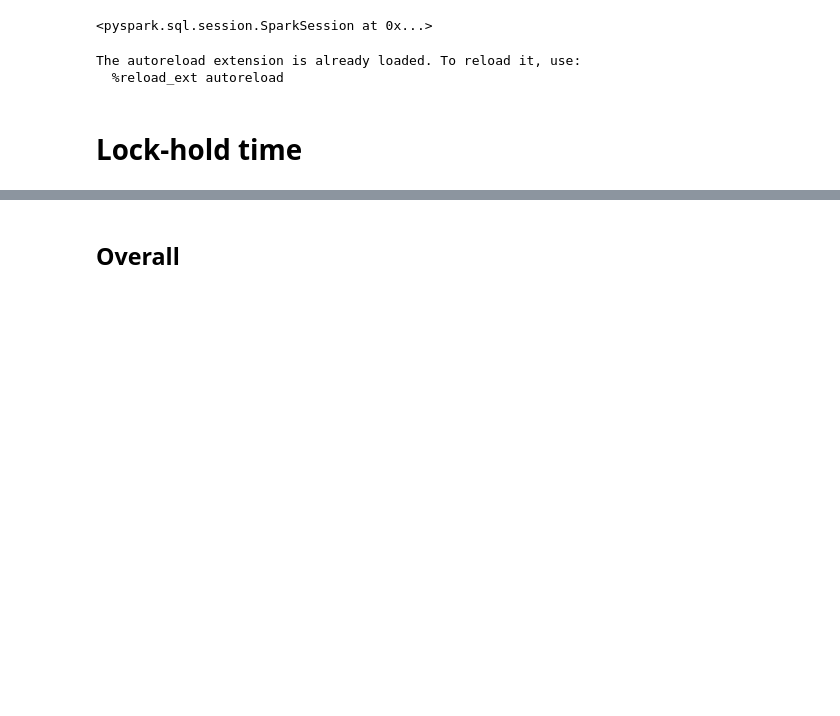
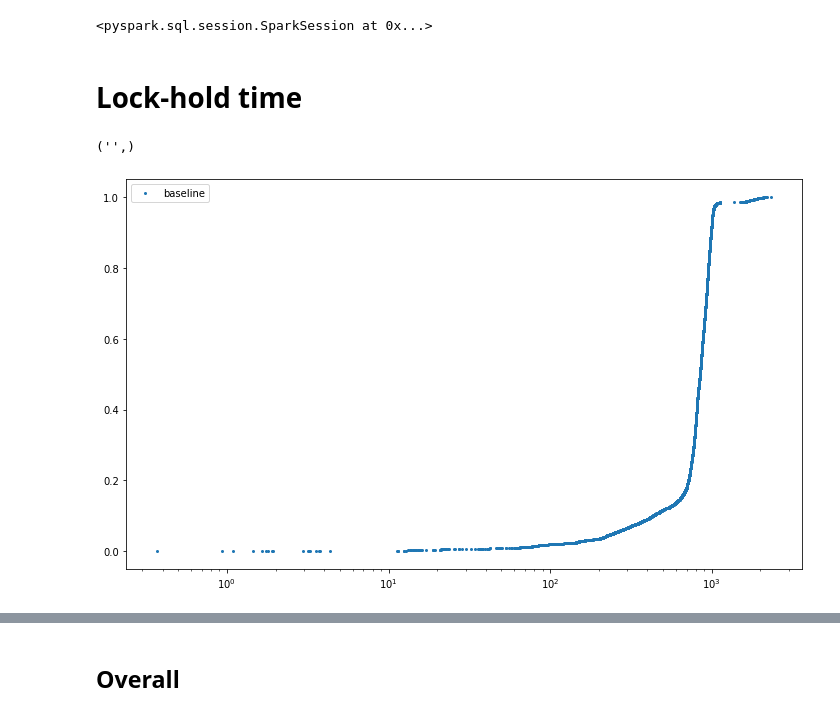
Before and after one commit to umd-dslam/DetockAnalysis, a Jupyter notebook: LatencyBreakdown.ipynb, the cells around one changed output, grey strips where cells are left out. Drawn from its saved outputs; the diff is of its cells as text; code cells hidden in the pictures; blank space fills up the shorter version.

```diff
--- a/LatencyBreakdown.ipynb
+++ b/LatencyBreakdown.ipynb
@@ -23,24 +23,27 @@ from pyspark.sql.functions import col, lit
 
 from common import *
 
-pd.set_option('display.max_rows', 100)
+pd.set_option('display.max_rows', 300)
-# %% [output]
-The autoreload extension is already loaded. To reload it, use:
-  %reload_ext autoreload
 # %%
-def event_diff(spark, prefix, from_event, to_event, **kwargs):
+def event_diff(spark, prefix, from_event, to_event, groupby_home=False, groupby_machine=True, **kwargs):
     txn_info = transactions_csv(spark, prefix, **kwargs)\
-        .drop("min_received_at", "max_received_at", "sent_at", "received_at")\
         .withColumn("num_replicas", F.size(col("replicas")))\
         .withColumn("num_partitions", F.size(col("partitions")))\
-        .withColumn("coordinator_region", (col("coordinator") / 3).cast(T.IntegerType()))
+        .withColumn("coordinator_region", col("machine").cast(T.IntegerType()))\
+        .drop("min_received_at", "max_received_at", "sent_at", "received_at", "machine")
+
+    groupby = ["txn_id"]
+    if groupby_home:
+        groupby.append("home")
+    if groupby_machine:
+        groupby.append("machine")
     txn_events = txn_events_csv(spark, prefix)\
         .where(col("event").isin([from_event, to_event]))\
-        .groupBy("txn_id", "machine").pivot("event").max("time")\
+        .groupBy(*groupby).pivot("event").max("time")\
         .select(
-            "txn_id",
-            "machine",
-#             "home",
+            *groupby,
+            col(from_event).alias("from"),
+            col(to_event).alias("to"),
             ((col(to_event) - col(from_event)) / 1000000).alias(f"diff")
         )\
         .dropna()
@@ -57,4 +60,36 @@ def plot_cdf_per_region(axes, df, col, **kwargs):
         ax[r, c].set_xlabel("latency (ms)")
 # %% [markdown]
 # Lock-hold time
+# %%
+ 'ENTER_SERVER',
+'EXIT_SERVER_TO_FORWARDER',
+'',
+'ENTER_FORWARDER',
+'EXIT_FORWARDER_TO_SEQUENCER',
+'EXIT_FORWARDER_TO_MULTI_HOME_ORDERER',
+'ENTER_MULTI_HOME_ORDERER',
+'ENTER_MULTI_HOME_ORDERER_IN_BATCH',
+'EXIT_MULTI_HOME_ORDERER',
+'ENTER_SEQUENCER',
+'EXIT_SEQUENCER_IN_BATCH',
+'',
+#         'ENTER_INTERLEAVER_IN_BATCH',
+#         'EXIT_INTERLEAVER',
+'ENTER_LOG_MANAGER_IN_BATCH',
+'EXIT_LOG_MANAGER',
+'',
+'ENTER_SCHEDULER',
+'ENTER_SCHEDULER_LO',
+'ENTER_LOCK_MANAGER',
+'DISPATCHED_FAST',
+'DISPATCHED_SLOW',
+'DISPATCHED_SLOW_DEADLOCKED',
+'ENTER_WORKER',
+'EXIT_WORKER',
+'',
+'RETURN_TO_SERVER',
+'EXIT_SERVER_TO_CLIENT'
+'',
+# %% [output]
+('',)
 # %%
@@ -67,2 +106,11 @@ baseline_df = event_diff(spark, f"{PREFIX}/baseline-clients50", "ENTER_MULTI_HOM
 #     .sample(fraction=SAMPLE)\
 #     .toPandas()
+# %%
+_, ax = plt.subplots(1, 1, figsize=(10, 6))
+scale = "log"
+plot_cdf(ax, df1["diff"], label="baseline", linewidth=0)
+# plot_cdf(ax, df2["diff"], label="ddr_ts", linewidth=0)
+plt.legend()
+plt.tight_layout()
+# %% [output]
+[figure, added]
```
Also changed, not shown: parts of 49 cells of this notebook, 6 other files.
